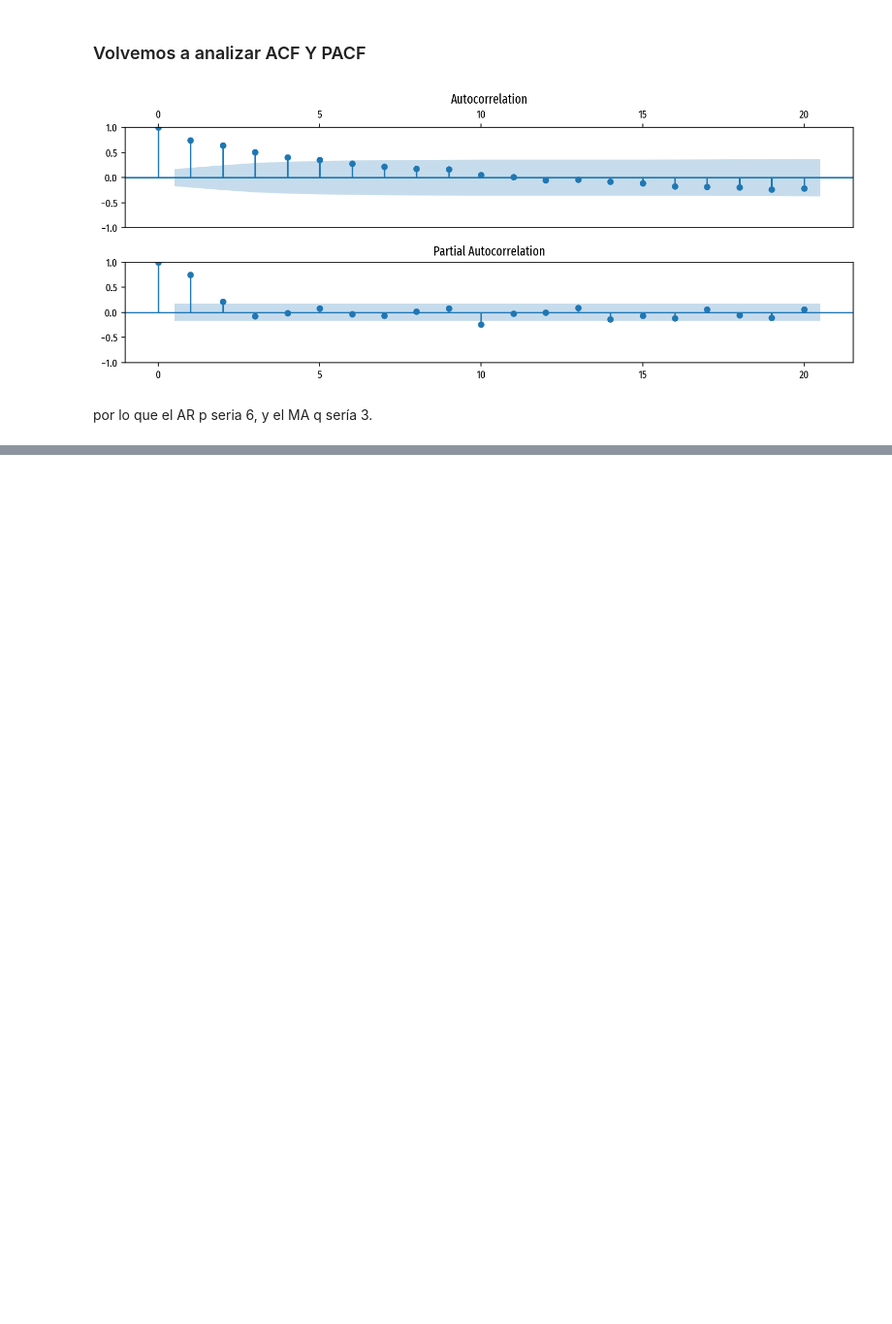
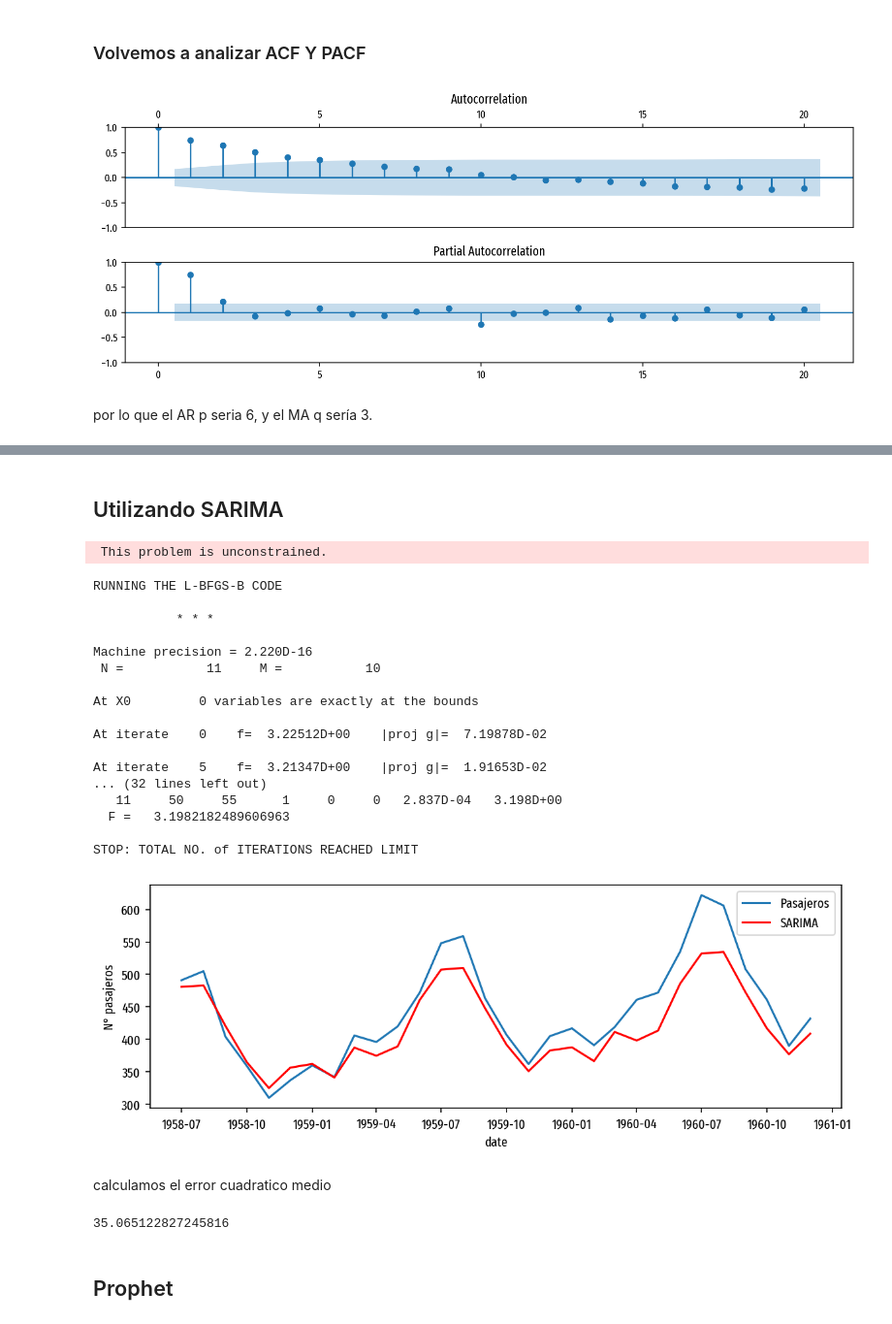
Before and after one commit to fabianigual/examen-2, a Jupyter notebook: examen-2.ipynb, the cells around one changed output, grey strips where cells are left out. Shown at 97% size. Cells and saved outputs as stored; diff of their text form; code cells hidden in the pictures; blank space fills up the shorter version.

```diff
--- a/examen-2.ipynb
+++ b/examen-2.ipynb
@@ -247,0 +349,58 @@ por lo que el AR p seria 6, y el MA q sería 3.
+# %% [markdown]
+## Utilizando SARIMA
+# %%
+#ahora calculamos el modelo para 12 periodos
+
+#model2 = sm.tsa.statespace.SARIMAX(train['#Passengers'],order = (4,1,3), seasonal_order=(1,1,1,12))
+model2 = sm.tsa.statespace.SARIMAX(train,order = (3,1,5), seasonal_order=(1,1,1,12))
+model2 = model2.fit()
+
+model2.summary()
+st = len(train)
+#st = len(ts)
+end = len(train)+len(test)-1
+#end = len(ts)-1+3*12
+
+#predict2 = model2.predict(start = st, end = end, type = 'levels').rename('SARIMA Predicciones 12 períodos')
+predict2 = model2.predict(start = st, end = end, type = 'levels').rename('SARIMA')
+
+#predict2.plot(legend = True)
+
+#test.plot(legend = True)
+
+plt.figure(figsize=(8,3))
+plt.plot(test, label = 'Pasajeros')
+plt.plot(predict2, color='red', label = 'SARIMA')
+plt.legend()
+plt.xlabel('date')
+plt.ylabel('N° pasajeros' )
+plt.tight_layout()
+# %% [output]
+ This problem is unconstrained.
+RUNNING THE L-BFGS-B CODE
+
+           * * *
+
+Machine precision = 2.220D-16
+ N =           11     M =           10
+
+At X0         0 variables are exactly at the bounds
+
+At iterate    0    f=  3.22512D+00    |proj g|=  7.19878D-02
+
+At iterate    5    f=  3.21347D+00    |proj g|=  1.91653D-02
+... (32 lines left out)
+   11     50     55      1     0     0   2.837D-04   3.198D+00
+  F =   3.1982182489606963
+
+STOP: TOTAL NO. of ITERATIONS REACHED LIMIT
+[figure, added]
+# %% [markdown]
+calculamos el error cuadratico medio
+# %%
+rmse = sqrt(mean_squared_error(predict2,test))
+print(rmse)
+# %% [output]
+35.065122827245816
+# %% [markdown]
+## Prophet
```
Also changed, not shown: parts of 21 cells of this notebook, 1 other file.
